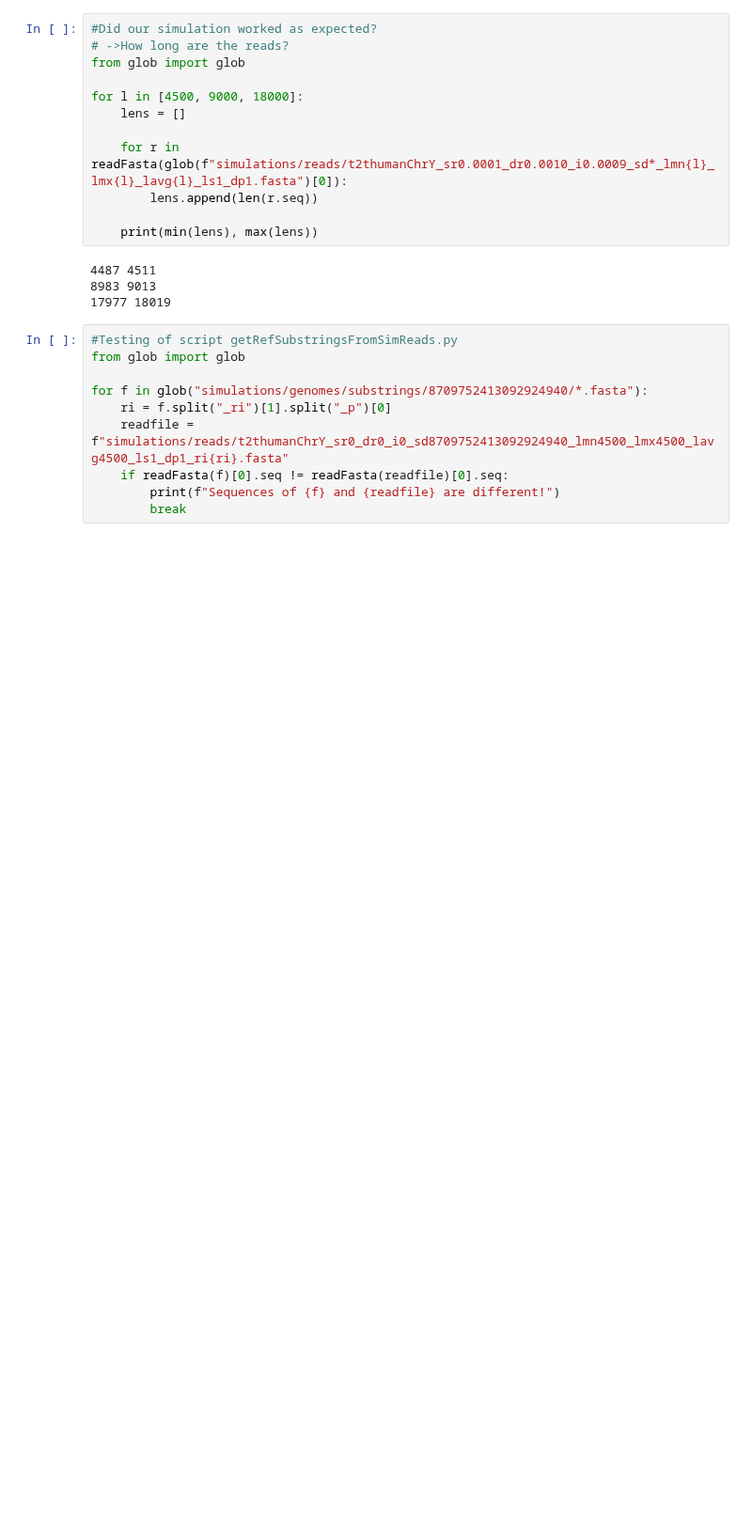
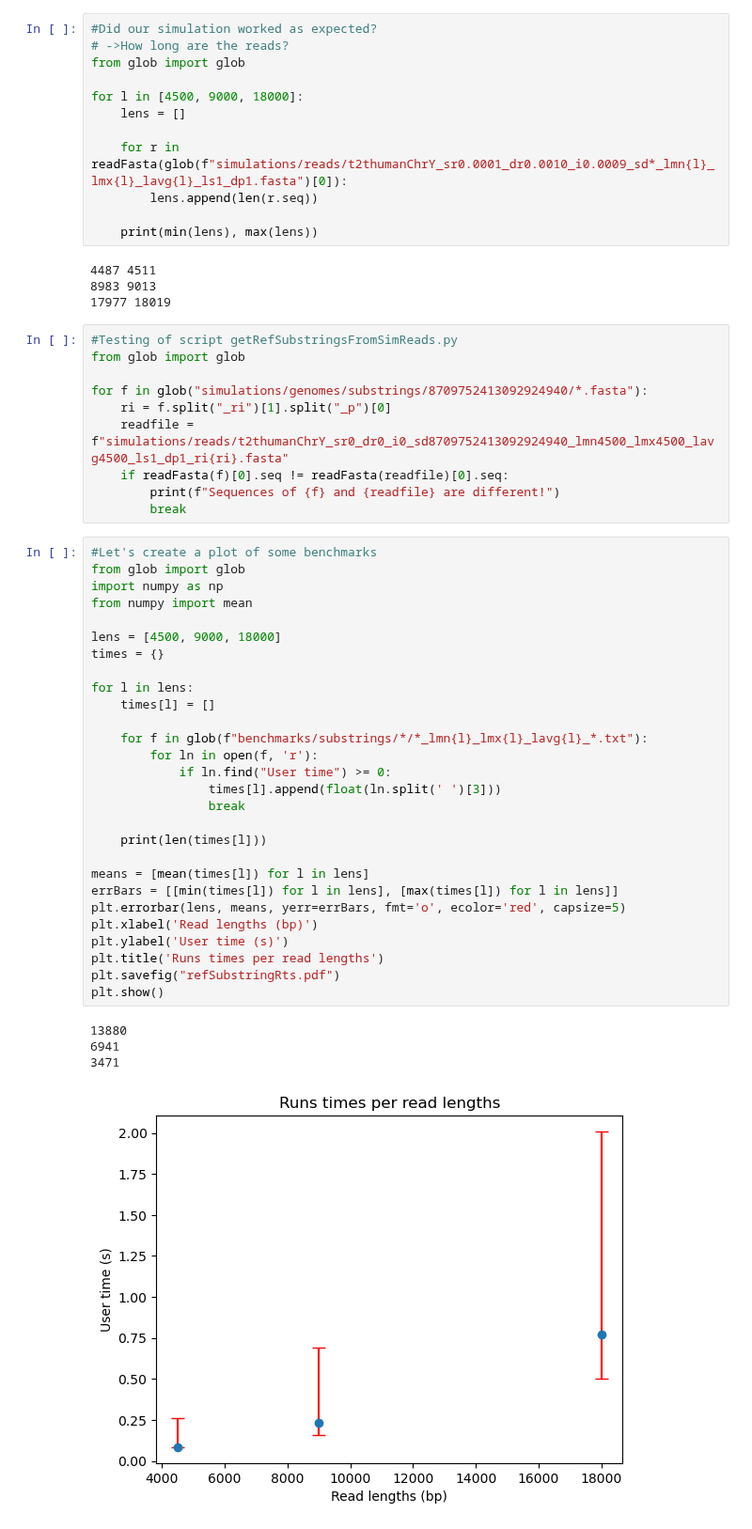
Before and after one commit to medvedevgroup/eskemap, a Jupyter notebook: Experiments.ipynb, the cells around one changed output. Shown at 94% size. Drawn from its saved outputs; the diff is of its cells as text; blank space fills up the shorter version.

Commit message:
Run benchmark on reference substrings

```diff
--- a/Experiments.ipynb
+++ b/Experiments.ipynb
@@ -760,3 +760,36 @@ for f in glob("simulations/genomes/substrings/8709752413092924940/*.fasta"):
     if readFasta(f)[0].seq != readFasta(readfile)[0].seq:
         print(f"Sequences of {f} and {readfile} are different!")
         break
+# %%
+#Let's create a plot of some benchmarks
+from glob import glob
+import numpy as np
+from numpy import mean
+
+lens = [4500, 9000, 18000]
+times = {}
+
+for l in lens:
+    times[l] = []
+
+    for f in glob(f"benchmarks/substrings/*/*_lmn{l}_lmx{l}_lavg{l}_*.txt"):
+        for ln in open(f, 'r'):
+            if ln.find("User time") >= 0:
+                times[l].append(float(ln.split(' ')[3]))
+                break
+
+    print(len(times[l]))
+
+means = [mean(times[l]) for l in lens]
+errBars = [[min(times[l]) for l in lens], [max(times[l]) for l in lens]]
+plt.errorbar(lens, means, yerr=errBars, fmt='o', ecolor='red', capsize=5)
+plt.xlabel('Read lengths (bp)')
+plt.ylabel('User time (s)')
+plt.title('Runs times per read lengths')
+plt.savefig("refSubstringRts.pdf")
+plt.show()
+# %% [output]
+13880
+6941
+3471
+[figure, added]
```
Also changed, not shown: 2 other files.
